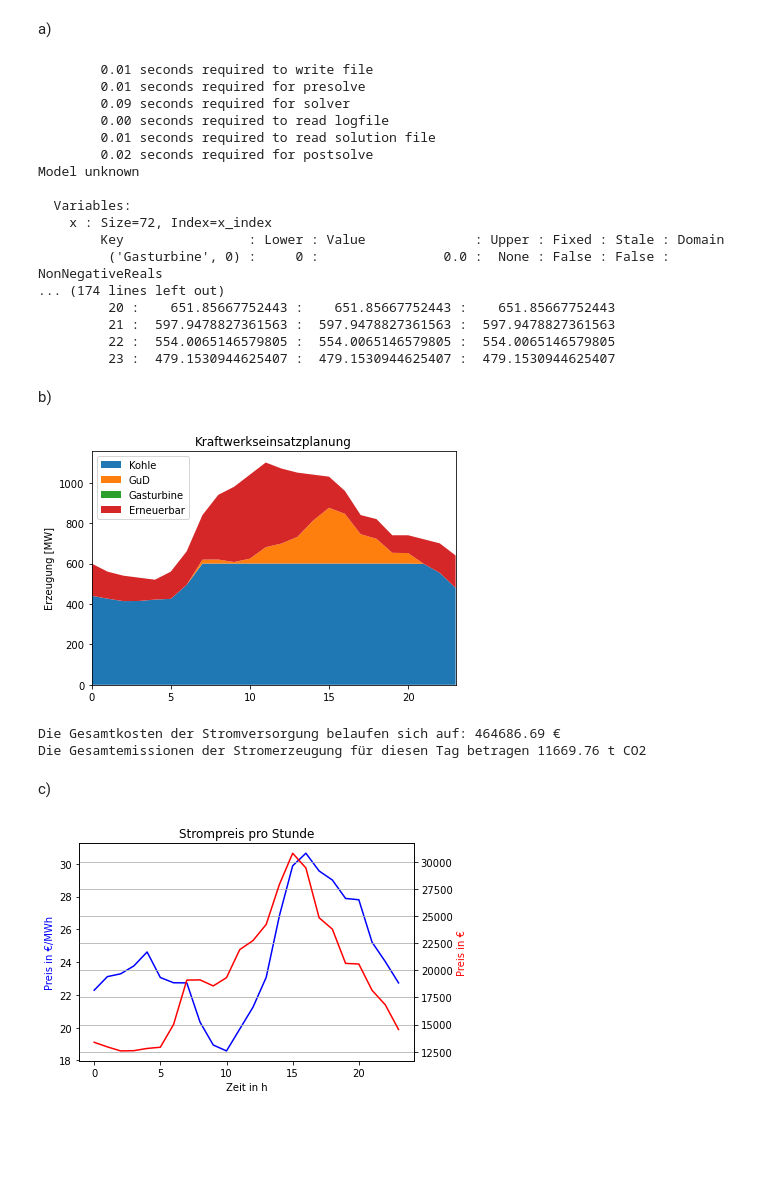
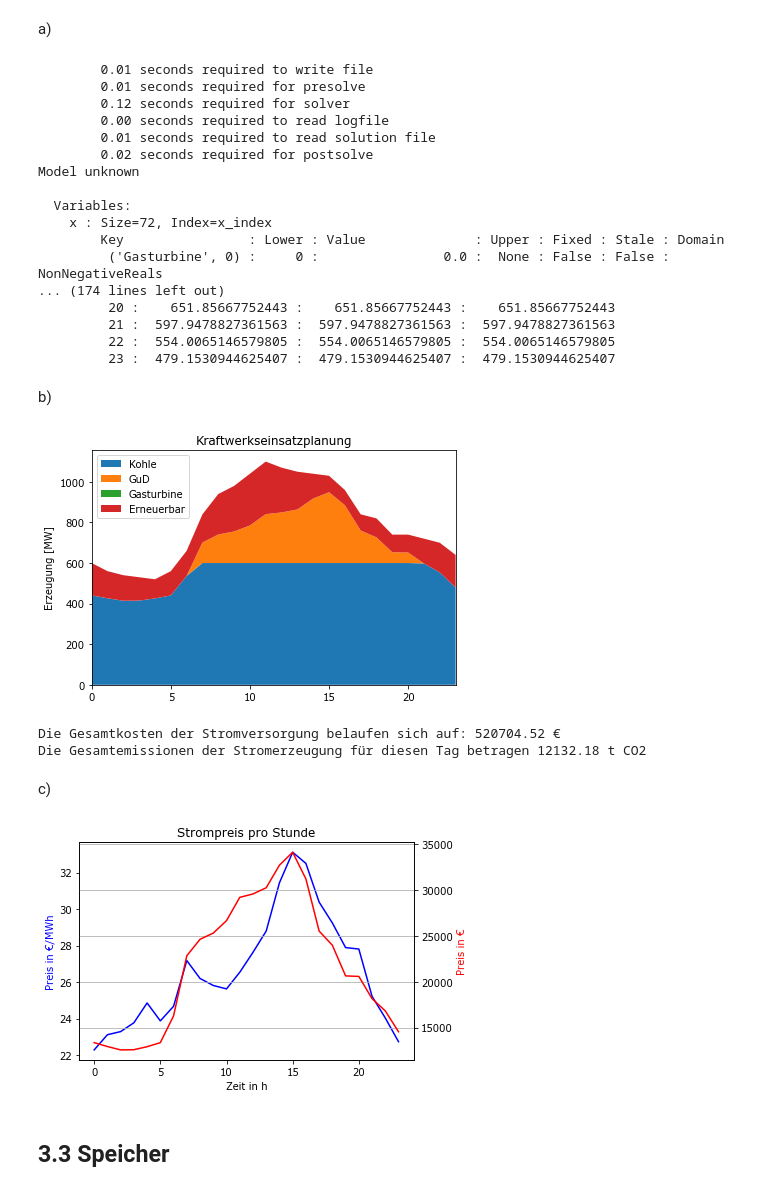
Before and after one commit to PhilippMaschi/Energiemodelle_Uebung, a Jupyter notebook: Aufgabe_3.ipynb, the cells around one changed output. Cells and saved outputs as stored; diff of their text form; code cells hidden in the pictures; blank space fills up the shorter version.

```diff
--- a/Aufgabe_3.ipynb
+++ b/Aufgabe_3.ipynb
@@ -137,8 +148,8 @@ plt.grid()
 # %% [markdown]
 a)
 # %%
-# Erneurbare müssen abgenommen werden: load - wind - PV 100 - PV 200
-load_new = load - wind - PV_100 - PV_200
+# Erneurbare müssen abgenommen werden: load - wind - PV 100
+load_new = load - wind - PV_100
 
 model = pyo.ConcreteModel()
 
@@ -147,7 +158,6 @@ model.x = pyo.Var(thermalPlant, timesteps, within=pyo.NonNegativeReals)
 
 # Zielfunktion
 def zielfunktion(model):
-
     return sum(model.x[n, t] * MC[n] for n in thermalPlant for t in timesteps)
 
 model.obj = pyo.Objective(rule=zielfunktion,
@@ -171,7 +181,7 @@ model.display()
 # %% [output]
         0.01 seconds required to write file
         0.01 seconds required for presolve
-        0.09 seconds required for solver
+        0.12 seconds required for solver
         0.00 seconds required to read logfile
         0.01 seconds required to read solution file
         0.02 seconds required for postsolve
@@ -191,34 +201,34 @@ b)
 # %%
 # get values of optimization variables
 PowerThermalandRenewable = pd.DataFrame(index = timesteps,
                                         columns = ['Kohle',
                                                    'GuD',
                                                    'Gasturbine',
                                                    'Erneuerbar']
                                         )
 for t in timesteps:
-    PowerThermalandRenewable.loc[t, 'Erneuerbar'] = wind[t] + PV_100[t] + PV_200[t]
+    PowerThermalandRenewable.loc[t, 'Erneuerbar'] = wind[t] + PV_100[t]
     for n in thermalPlant:
         PowerThermalandRenewable.loc[t, n] = model.x[n,t].value
 
 fig, ax = plt.subplots()
 ax.stackplot(timesteps,
               PowerThermalandRenewable.to_numpy(dtype = float).transpose(),
               labels=['Kohle', 'GuD', 'Gasturbine', 'Erneuerbar'])
 ax.set_title('Kraftwerkseinsatzplanung')
 ax.legend(loc='upper left')
 ax.set_ylabel('Erzeugung [MW]')
 ax.set_xlim(xmin=timesteps[0], xmax=timesteps[-1])
 fig.tight_layout()
 plt.show()
 print("Die Gesamtkosten der Stromversorgung belaufen sich auf: " + str(round(model.obj(), 2)) + " €")
 # Emisionen:
 GesamtEmissionen = sum(emissions[n] * model.x[n, t].value for t in timesteps for n in thermalPlant)
 print("Die Gesamtemissionen der Stromerzeugung für diesen Tag betragen "+str(round(GesamtEmissionen,2))+" t CO2")
 # %% [output]
-[figure, old version]
+[figure, new version]
-Die Gesamtkosten der Stromversorgung belaufen sich auf: 464686.69 €
-Die Gesamtemissionen der Stromerzeugung für diesen Tag betragen 11669.76 t CO2
+Die Gesamtkosten der Stromversorgung belaufen sich auf: 520704.52 €
+Die Gesamtemissionen der Stromerzeugung für diesen Tag betragen 12132.18 t CO2
 # %% [markdown]
 c)
 # %%
@@ -241,4 +251,6 @@ ax.yaxis.label.set_color('blue')
 ax2.yaxis.label.set_color('red')
 plt.grid()
 # %% [output]
-[figure, old version]
+[figure, new version]
+# %% [markdown]
+## 3.3 Speicher
```
Also changed, not shown: parts of 13 cells of this notebook.
